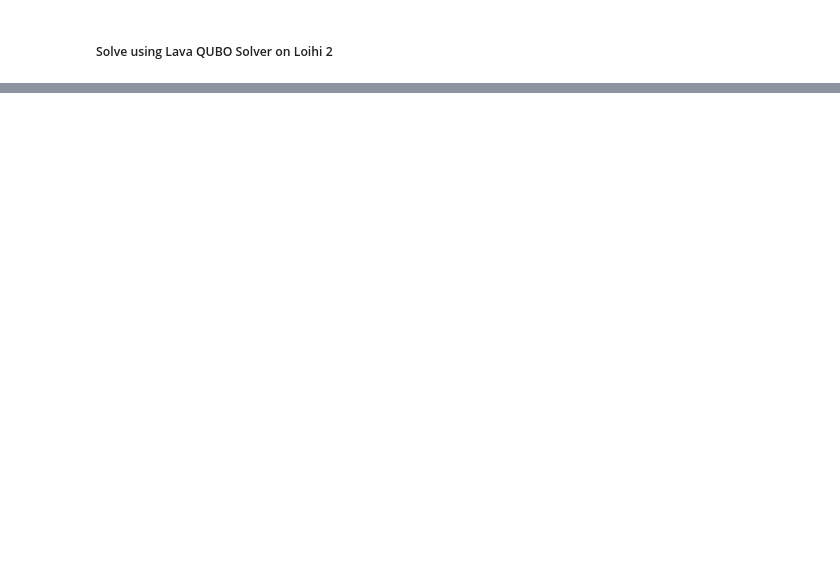
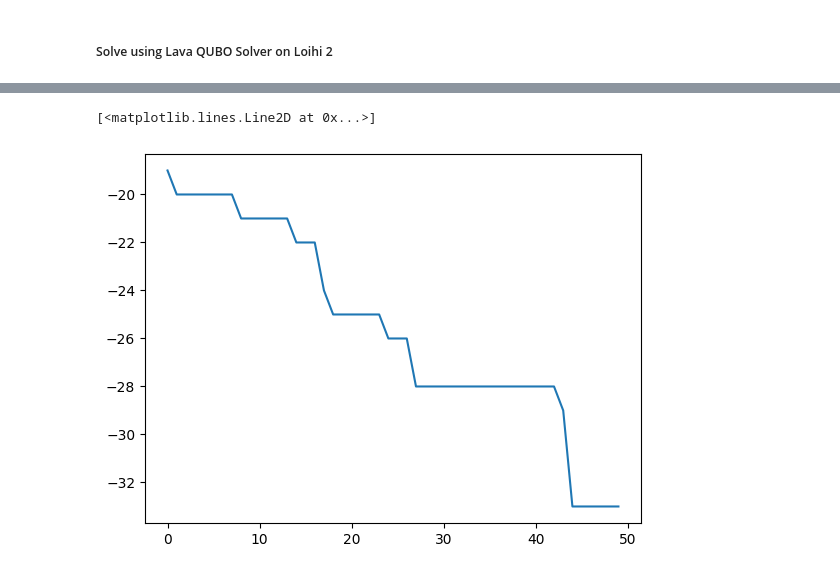
Before and after one commit to Parsa-Research-Laboratory/lmao, a Jupyter notebook: notebooks/demo_01_satellite_scheduler.ipynb, the cells around one changed output, grey strips where cells are left out. Drawn from its saved outputs; the diff is of its cells as text; code cells hidden in the pictures; blank space fills up the shorter version.

```diff
--- a/notebooks/demo_01_satellite_scheduler.ipynb
+++ b/notebooks/demo_01_satellite_scheduler.ipynb
@@ -70,15 +73,5 @@ scheduler.lava_solution.shape[0]
 # %%
-GSS = {
-    "view_height": [0.1, 0.2, 0.3],
-    "turn_rate": [1.0, 3.0, 5.0, 7.0],
-    "num_satellites": [2, 5, 7, 9],
-    "qubo_weights": [[1, 4], [1, 8], [2, 8], [2, 16], [4, 16]]
-}
-
-def run_ssp(arg1: int, arg2: int, arg3: int, arg4: int, arg5: int, num_repeats: int = 5, num_requests: int = 1000, plotting: bool = False) -> float:
-
-    # view_height = GSS["view_height"][int(arg1)]
-    # turn_rate = GSS["turn_rate"][int(arg2)]
+def run_ssp(arg1: int, arg2: int, arg3: int, arg4: int, arg5: int, num_repeats: int = 1, num_requests: int = 1000, plotting: bool = False) -> float:
     view_height = float(arg1)
     turn_rate = float(arg2)
     num_satellites = int(arg3)
@@ -93,22 +86,19 @@ def run_ssp(arg1: int, arg2: int, arg3: int, arg4: int, arg5: int, num_repeats:
         )
         scheduling_problem.view_height = view_height
         scheduling_problem.turn_rate = turn_rate
-        scheduling_problem.generate(repeat_idx)
-
-        if plotting:
-            secheduling_problem.plot_problem()
+        scheduling_problem.generate(seed=repeat_idx)
 
         scheduler = SatelliteScheduler(
             scheduling_problem,
             qubo_weights=(qubo_weight_0, qubo_weight_1),
-            # probe_loihi_exec_time=True
         )
 
         scheduler.qubo_hyperparams = ({"temperature": 1}, True)
         scheduler.lava_backend = "CPU"
-        scheduler.solve_with_lava_qubo(timeout=1000)
+        scheduler.solve_with_lava_qubo(timeout=250)
 
         num_satisfies = scheduler.lava_solution.shape[0]
+        print(num_satisfies)
         request_logs.append(num_satisfies)
 
 
@@ -128,19 +122,19 @@ results
 # BO
 # ------
 from skopt import Space
-from skopt.space import Real, Integer
+from skopt.space import Real, Integer, Categorical
 import time
 
 search_space_int = Space([
-    Real(0.001, 10,  name="view_height"),
-    Real(0.001, 10, name="turn rate"),
-    Integer(2, 6,   name="number of satellites"),
-    Real(1, 10,     name="qubo_weight_0"),
-    Real(2.1, 10,   name="qubo_weight_1_scaler")
+    Categorical([0.01, 0.02, 0.05, 0.07, 1.0, 1.25, 1.5, 2, 2.5, 3.0],  name="view_height"),
+    Categorical([1.0, 1.25, 1.5, 1.75, 2, 2.25, 2.5, 2.75, 3.0],  name="turn_rate"),
+    Integer(2, 10,   name="number of satellites"),
+    Real(1, 100,     name="qubo_weight_0"),
+    Real(2.1, 20,   name="qubo_weight_1_scaler"),
 ])
 
 num_initial_points = 50
-num_iterations = 150
+num_iterations = 50
 optimizer_class = "gp-cpu"
 
 from omegaconf import DictConfig
@@ -149,7 +143,7 @@ from lmao.solver import BOSolver
 optimizer_config = DictConfig({
     "num_initial_points": num_initial_points,
     "max_iterations": num_iterations,
-    "num_processes": 1,
+    "num_processes": 2,
     "num_repeats": 1,
     "optimizer_class": optimizer_class,
     "optimizer": {
@@ -174,0 +214,5 @@ plt.plot(result["y_log"])
+# %%
+plt.plot(sorted(result["y_log"], reverse=True))
+# %% [output]
+[<matplotlib.lines.Line2D at 0x...>]
+[figure, added]
```
Also changed, not shown: parts of 16 cells of this notebook, 37 other files.
